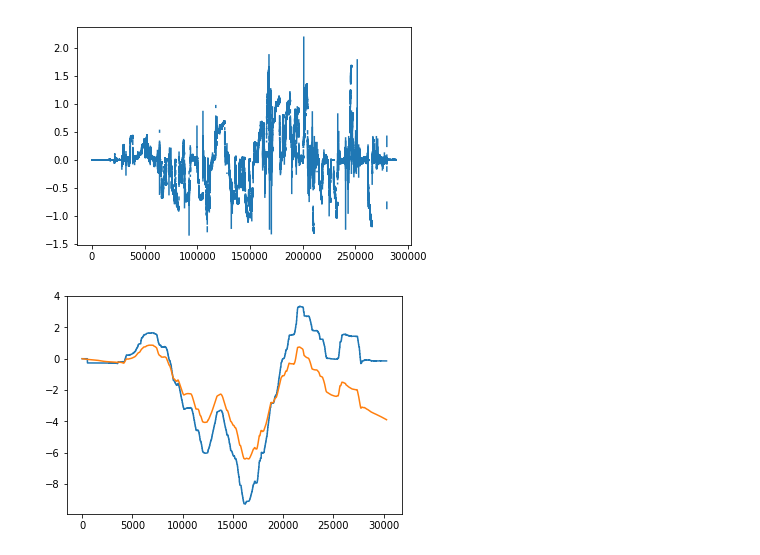
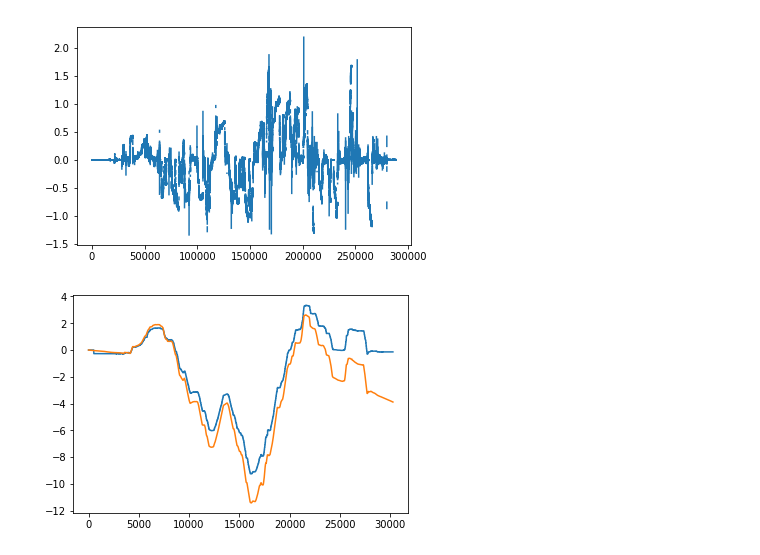
Before and after one commit to Y2P/robotics-project2, a Jupyter notebook: notebook/imu_bagread_noros-comp_filter2.ipynb, the cells around one changed output. Drawn from its saved outputs; the diff is of its cells as text; code cells hidden in the pictures.

```diff
--- a/notebook/imu_bagread_noros-comp_filter2.ipynb
+++ b/notebook/imu_bagread_noros-comp_filter2.ipynb
@@ -84,19 +84,19 @@ def calc(gain_imu):
         if not np.isnan(imu_ang_vel_x[i]):
             ground_thetas.append(ground_last_theta)
             new_theta = (imu_ang_vel_x[i] - imu_angular_bias)* dt
-            new_theta = gain_imu * new_theta + (1.0-gain_imu) * last_encoder_ang_vel_z
+            new_theta = gain_imu * new_theta + (1.0-gain_imu) * -last_encoder_ang_vel_z
                 #print( theta_acc)
             calculated_thetas.append(-new_theta)
     calculated_thetas_cumsum = np.cumsum(calculated_thetas)
     return np.unwrap(ground_thetas),calculated_thetas_cumsum
 # %%
 fig = plt.figure()
-ground,computed = calc(0.9983)
+ground,computed = calc(0.9990)
 plt.plot(ground)
 plt.plot(computed)
 plt.show()
 # %% [output]
-[figure, old version]
+[figure, new version]
 # %%
 df[df.vel__twist_linear_x.notnull()].sample(20)
 # %%
```
Also changed, not shown: 7 other files.
